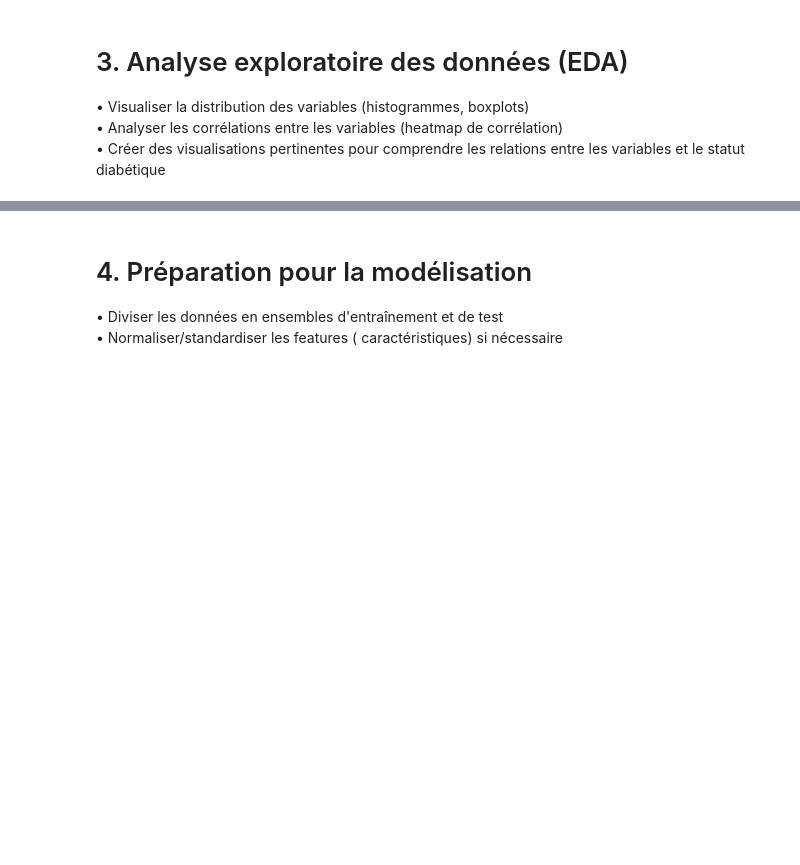
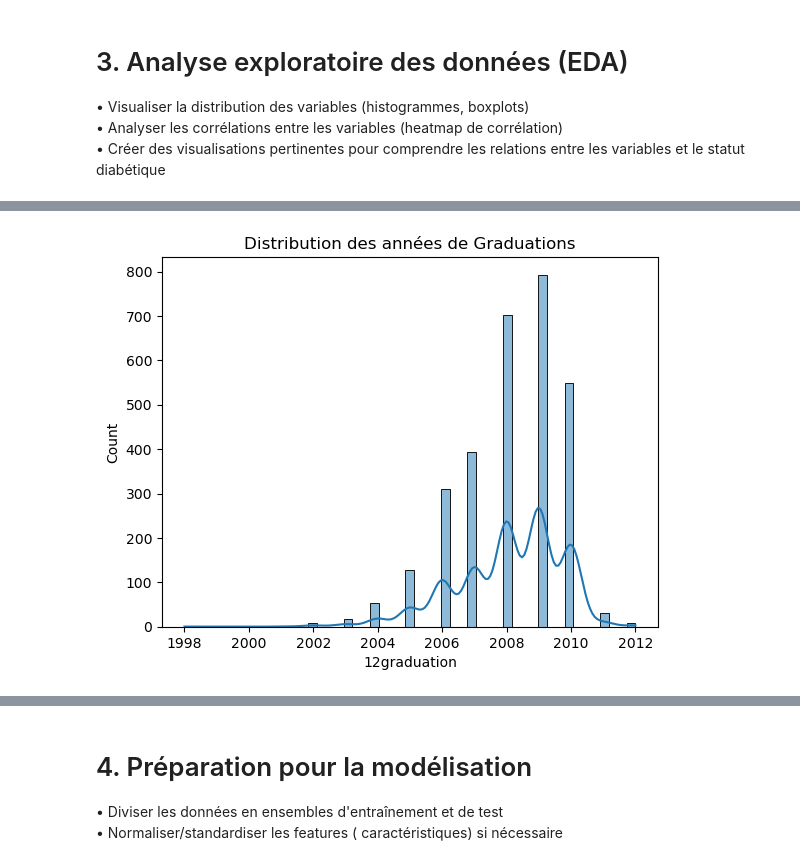
Before and after one commit to MGentieu/Projet_python_data, a Jupyter notebook: Notebook_projet.ipynb, the cells around one changed output, grey strips where cells are left out. Drawn from its saved outputs; the diff is of its cells as text; code cells hidden in the pictures; blank space fills up the shorter version.

```diff
--- a/Notebook_projet.ipynb
+++ b/Notebook_projet.ipynb
@@ -112,0 +106,7 @@ plt.show()
+# %%
+# Distribution des Graduations maximales
+sb.histplot(df['12graduation'], kde=True)
+plt.title('Distribution des années de Graduations')
+plt.show()
+# %% [output]
+[figure, added]
```
Also changed, not shown: parts of 10 cells of this notebook, 1 other file.
